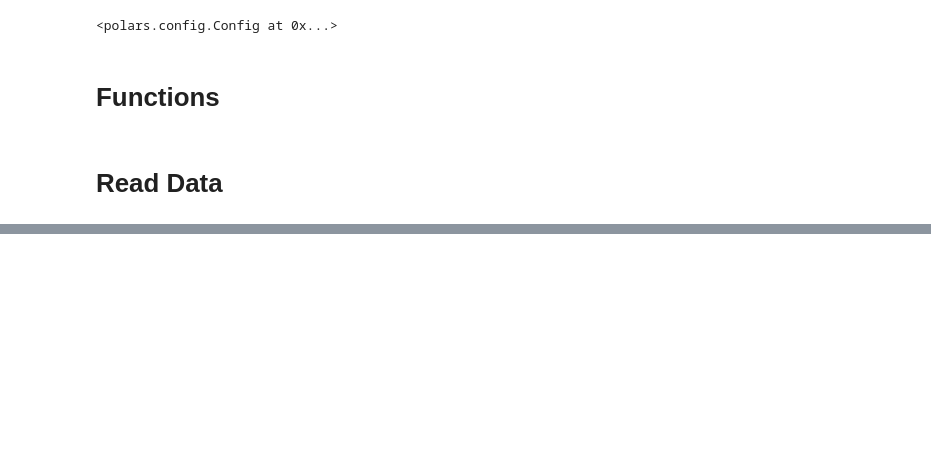
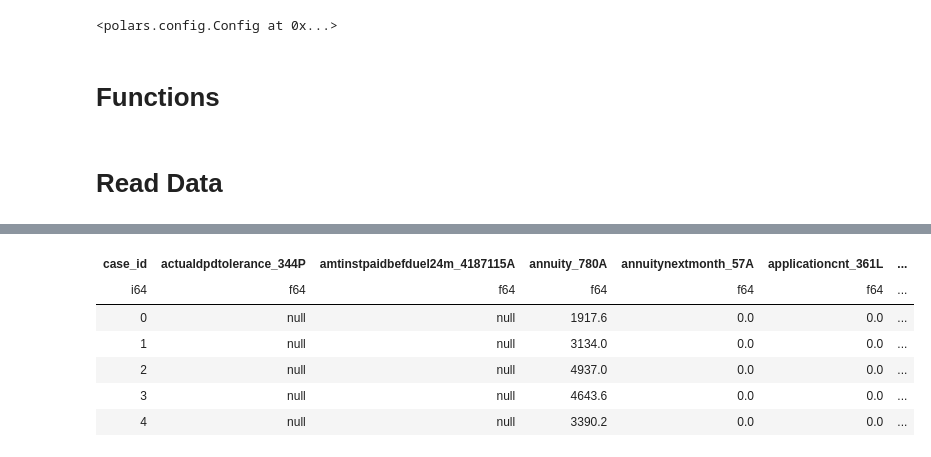
Before and after one commit to raydiwill/Home-Credit-KaggleC, a Jupyter notebook: model.ipynb, the cells around one changed output, grey strips where cells are left out. Cells and saved outputs as stored; diff of their text form; code cells hidden in the pictures; blank space fills up the shorter version.

```diff
--- a/model.ipynb
+++ b/model.ipynb
@@ -72,0 +175,11 @@ Wall time: 51.5 ms
+# %%
+train_static = pl.read_parquet('data/train/train_static_0_0.parquet')
+train_static.head()
+# %% [output]
+| case_id | actualdpdtolerance_344P | amtinstpaidbefduel24m_4187115A | annuity_780A | annuitynextmonth_57A | applicationcnt_361L | ... |
+| i64 | f64 | f64 | f64 | f64 | f64 | ... |
+| 0 | null | null | 1917.6 | 0.0 | 0.0 | ... |
+| 1 | null | null | 3134.0 | 0.0 | 0.0 | ... |
+| 2 | null | null | 4937.0 | 0.0 | 0.0 | ... |
+| 3 | null | null | 4643.6 | 0.0 | 0.0 | ... |
+| 4 | null | null | 3390.2 | 0.0 | 0.0 | ... |
```
Also changed, not shown: parts of 9 cells of this notebook.
